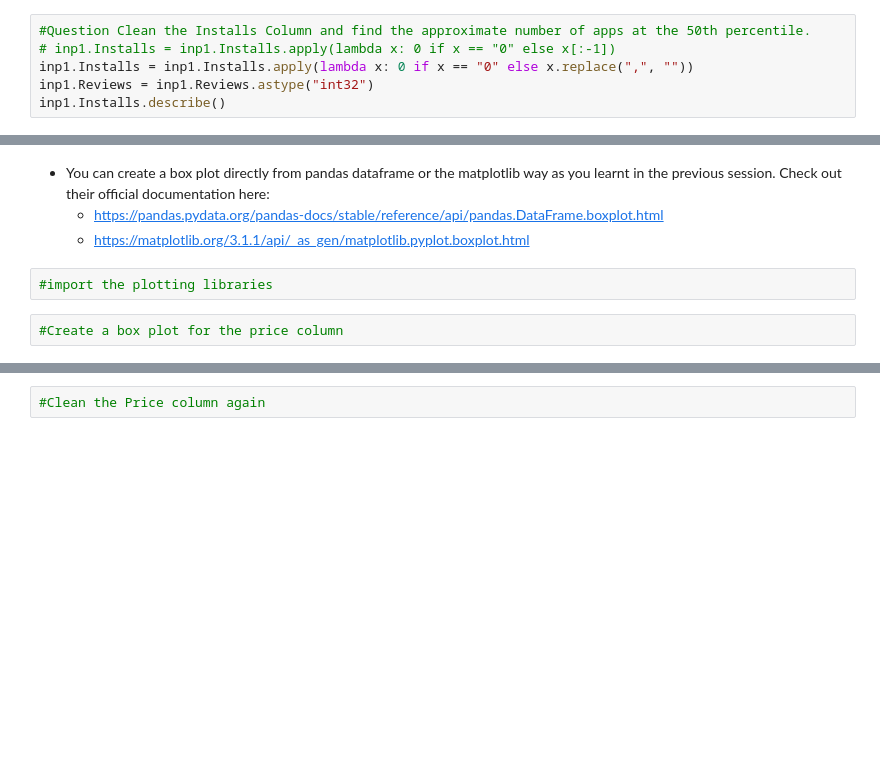
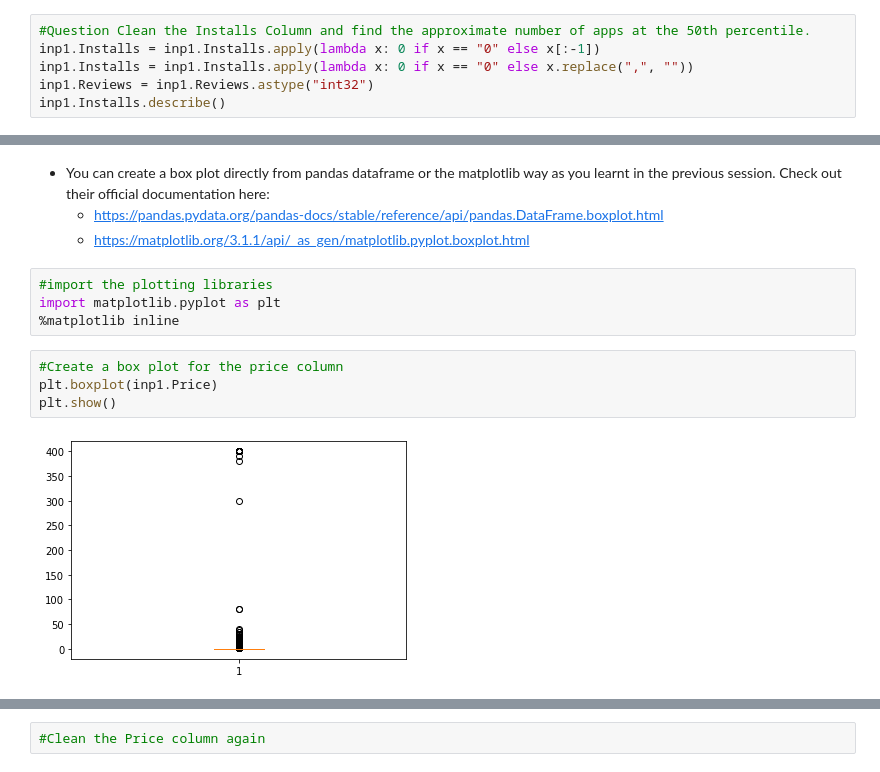
Before and after one commit to teerapat1739/multipurpose-jupyter-notebook, a Jupyter notebook: notebooks/Data Visualisation in Python - Case Study.ipynb, the cells around one changed output, grey strips where cells are left out. Saved outputs shown, nothing was run; the diff lists cells and outputs as text; blank space fills up the shorter version.

Commit message:
Outliers Analysis with Boxplots

```diff
--- a/notebooks/Data Visualisation in Python - Case Study.ipynb
+++ b/notebooks/Data Visualisation in Python - Case Study.ipynb
@@ -334,7 +332,7 @@ inp1.Installs.head()
 Name: Installs, dtype: object
 # %%
 #Question Clean the Installs Column and find the approximate number of apps at the 50th percentile.
-# inp1.Installs = inp1.Installs.apply(lambda x: 0 if x == "0" else x[:-1])
+inp1.Installs = inp1.Installs.apply(lambda x: 0 if x == "0" else x[:-1])
 inp1.Installs = inp1.Installs.apply(lambda x: 0 if x == "0" else x.replace(",", ""))
 inp1.Reviews = inp1.Reviews.astype("int32")
 inp1.Installs.describe()
@@ -374,7 +372,13 @@ Using a box plot you can identify the outliers as follows:
    - https://matplotlib.org/3.1.1/api/_as_gen/matplotlib.pyplot.boxplot.html
 # %%
 #import the plotting libraries
+import matplotlib.pyplot as plt
+%matplotlib inline
 # %%
 #Create a box plot for the price column
+plt.boxplot(inp1.Price)
+plt.show()
+# %% [output]
+[figure, added]
 # %%
 #Check the apps with price more than 200
```
Also changed, not shown: parts of 9 cells of this notebook, 1 other file.
